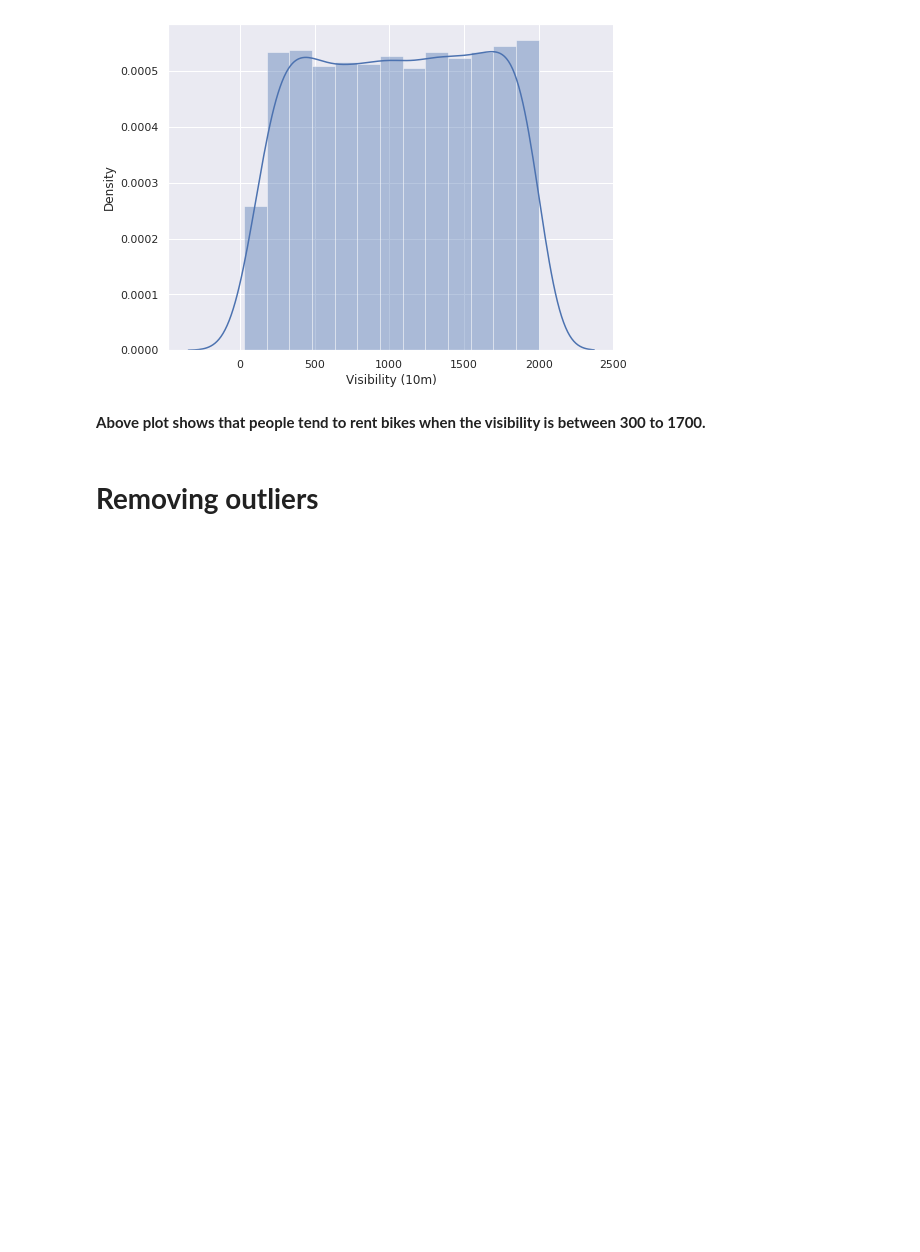
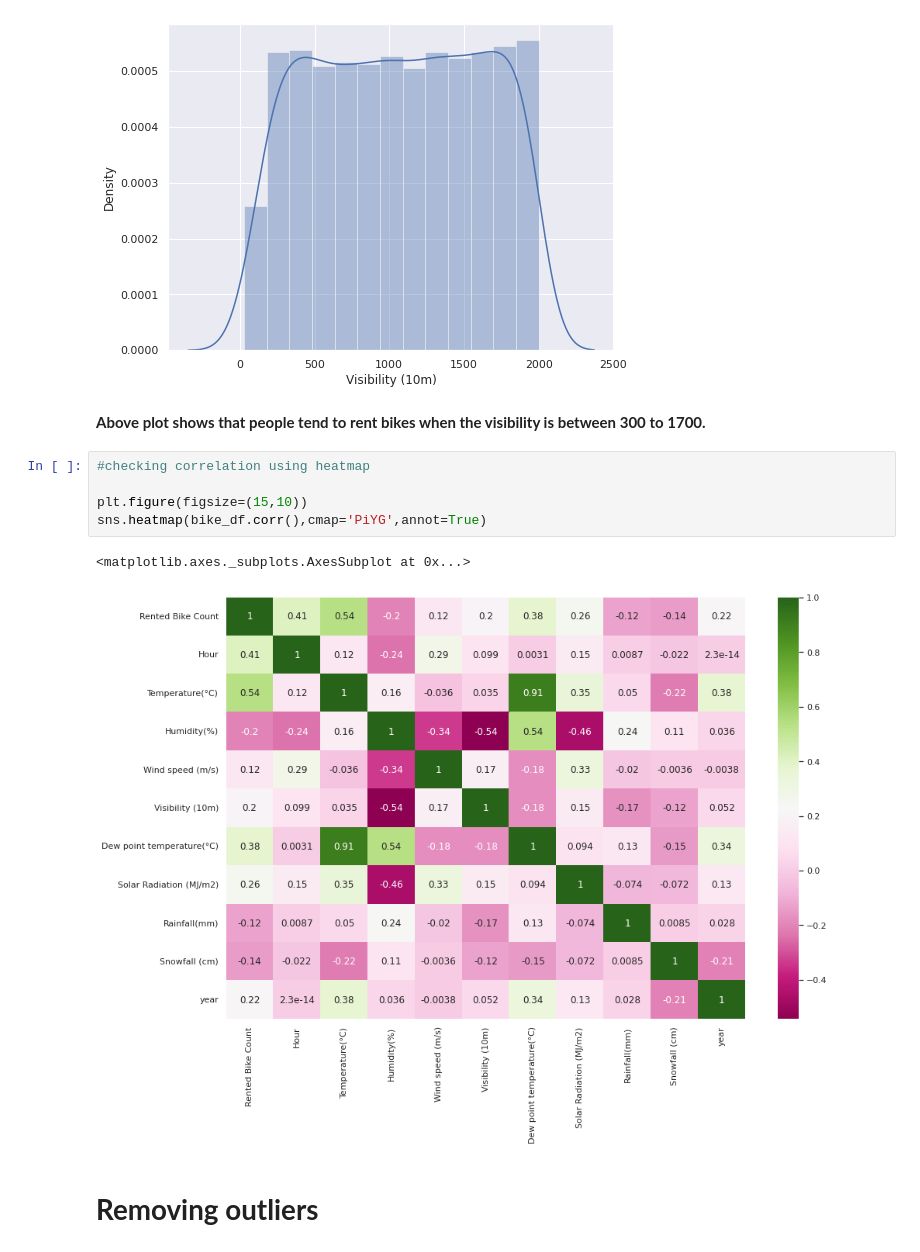
Before and after one commit to praveenbejo95/Bike-sharing-demand-prediction-ML-regression-project-, a Jupyter notebook: Bike_Sharing_Demand_Prediction(Pravin_notebook)_Capstone_Project.ipynb, the cells around one changed output. Cells and saved outputs as stored; diff of their text form; blank space fills up the shorter version.

```diff
--- a/Bike_Sharing_Demand_Prediction(Pravin_notebook)_Capstone_Project.ipynb
+++ b/Bike_Sharing_Demand_Prediction(Pravin_notebook)_Capstone_Project.ipynb
@@ -501,6 +481,14 @@ sns.distplot(df_visi['Visibility (10m)'])
 [figure]
 # %% [markdown]
 **Above plot shows that people tend to rent bikes when the visibility is between 300 to 1700.**
+# %%
+#checking correlation using heatmap
+
+plt.figure(figsize=(15,10))
+sns.heatmap(bike_df.corr(),cmap='PiYG',annot=True)
+# %% [output]
+<matplotlib.axes._subplots.AxesSubplot at 0x...>
+[figure, added]
 # %% [markdown]
 # **Removing outliers**
 # %%
```
Also changed, not shown: parts of 6 cells of this notebook.
